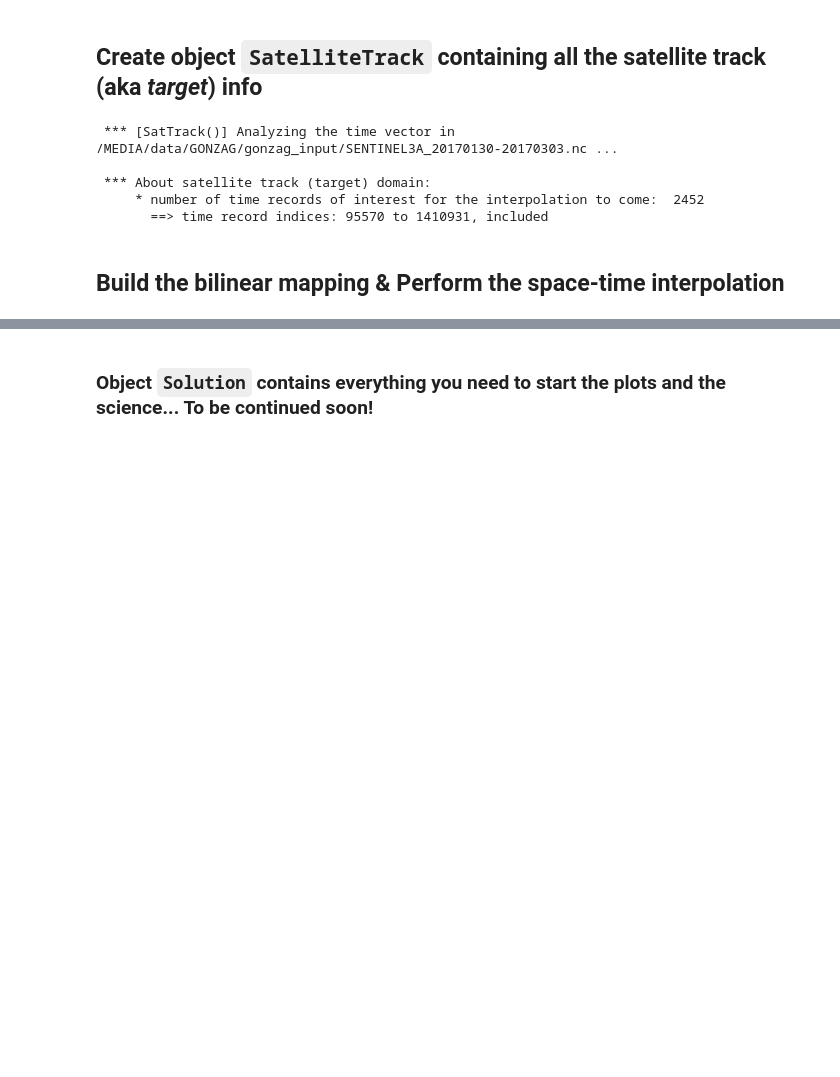
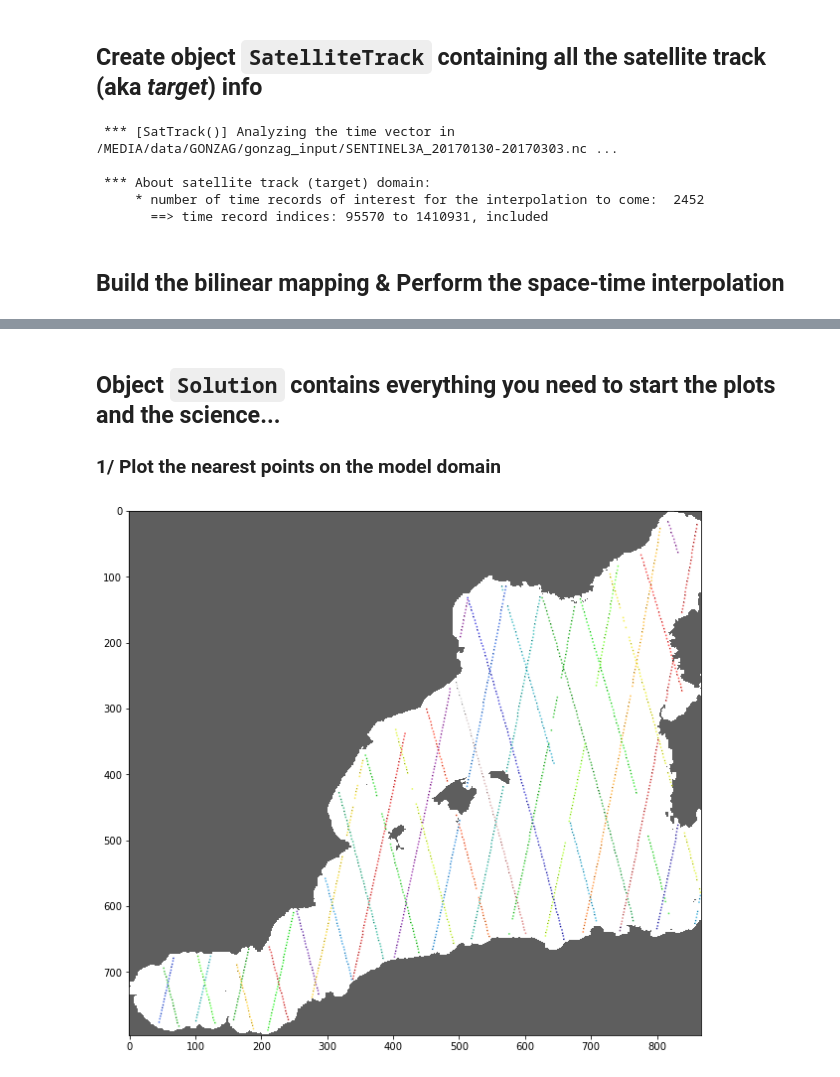
Before and after one commit to brodeau/gonzag, a Jupyter notebook: notebook/alongtrack_sat_vs_nemo.ipynb, the cells around one changed output, grey strips where cells are left out. Saved outputs shown, nothing was run; the diff lists cells and outputs as text; code cells hidden in the pictures; blank space fills up the shorter version.

```diff
--- a/notebook/alongtrack_sat_vs_nemo.ipynb
+++ b/notebook/alongtrack_sat_vs_nemo.ipynb
@@ -113,2 +113,32 @@ Solution = gz.Model2SatTrack( ModelGrid, name_ssh_mod, SatelliteTrack, name_ssh_
 # %% [markdown]
-### Object `Solution` contains everything you need to start the plots and the science... To be continued soon!
+
+## Object `Solution` contains everything you need to start the plots and the science...
+
+### 1/ Plot the nearest points on the model domain
+# %%
+import numpy as nmp
+import matplotlib.pyplot as plt
+import matplotlib.colors as colors
+#
+#sys.path.append(CLIMPORN_DIR)
+#from climporn import chose_colmap
+#
+%matplotlib inline
+
+XFLD = nmp.flipud(Solution.XNPtrack)
+(Nj,Ni) = XFLD.shape
+(idy,idx) = nmp.where( XFLD > 0 )
+
+XMSK = nmp.flipud(Solution.XNPmask)
+pmsk = nmp.ma.masked_where(XMSK[:,:]<0.1, XMSK[:,:]*0.7)
+
+
+fig = plt.figure(num = 1, figsize=(8,8*Nj/Ni), facecolor='w', edgecolor='k')
+ax  = plt.axes([0., 0., 1., 1.],     facecolor = 'w')
+norm_fld = colors.Normalize(vmin =nmp.amin(XFLD[(idy,idx)]), vmax=nmp.amax(XFLD[(idy,idx)]), clip = False)
+cf = ax.scatter(idx, idy, c=XFLD[(idy,idx)], cmap = 'nipy_spectral', norm = norm_fld, alpha=0.5, marker='.', s=3 )
+#
+norm_lsm = colors.Normalize(vmin = 0., vmax = 1., clip = False)
+cm = ax.imshow(pmsk, cmap='Greys', norm=norm_lsm, interpolation='none')
+# %% [output]
+[figure, added]
```
Also changed, not shown: parts of 2 cells of this notebook, 4 other files.
